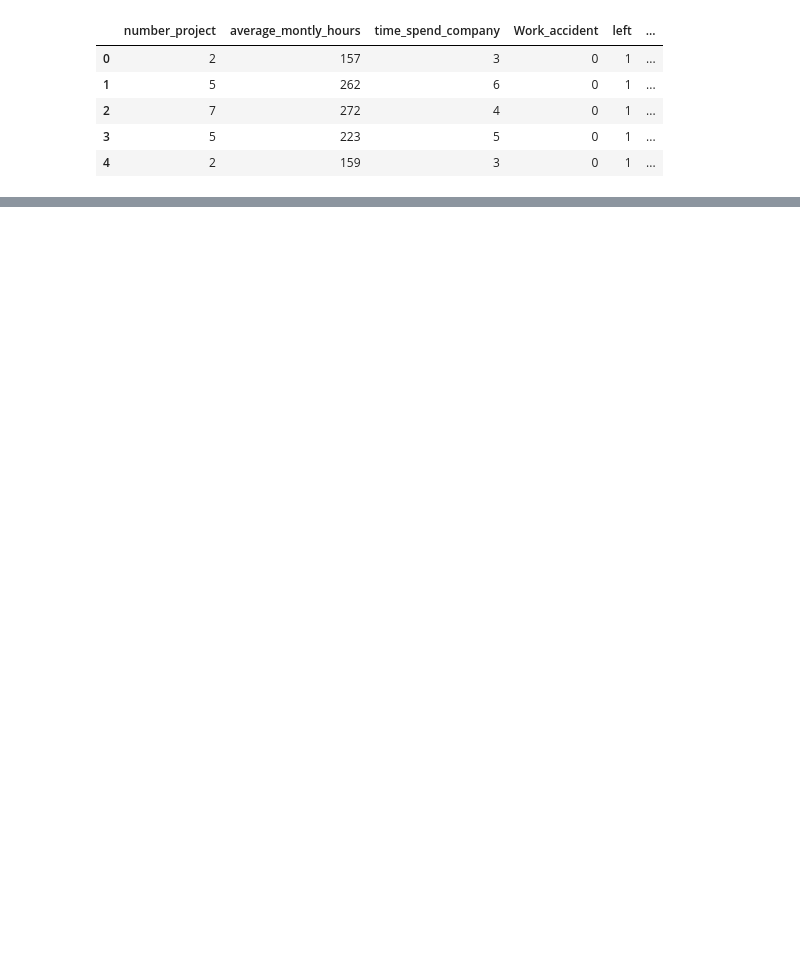
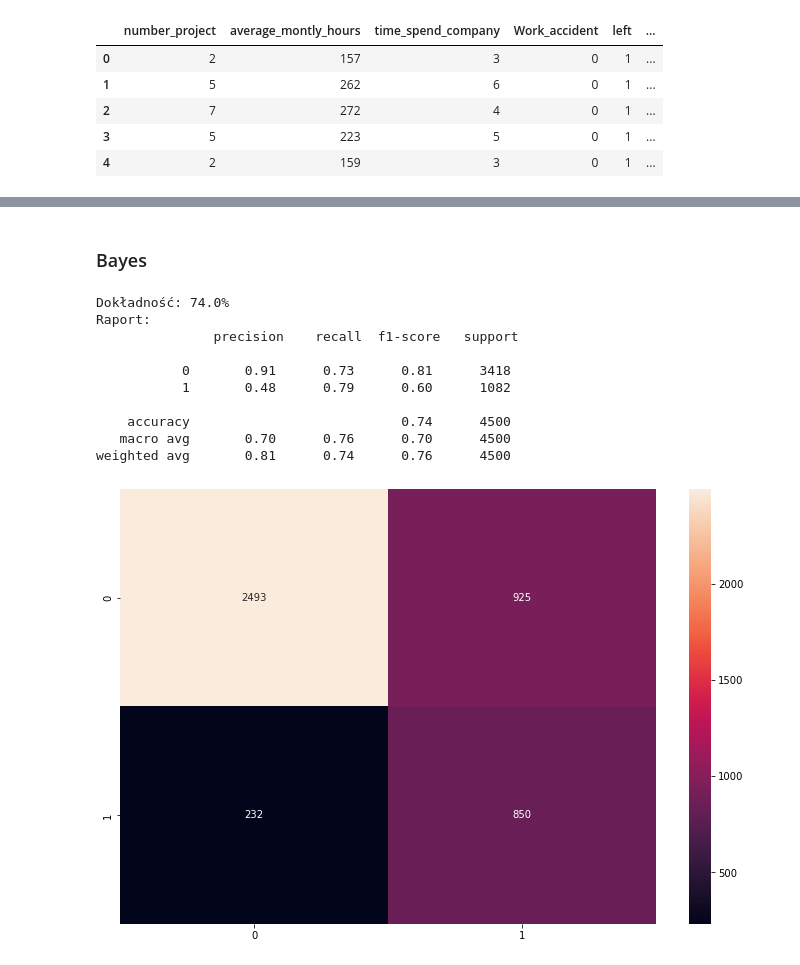
Before and after one commit to SimontheSparrow/Next-HR-notebook, a Jupyter notebook: New HR.ipynb, the cells around one changed output, grey strips where cells are left out. Cells and saved outputs as stored; diff of their text form; code cells hidden in the pictures; blank space fills up the shorter version.

```diff
--- a/New HR.ipynb
+++ b/New HR.ipynb
@@ -290,0 +321,27 @@ Model lasu losowego dał bardzo dużą dokładność na poziomie 98,87%.
+# %% [markdown]
+### Bayes
+# %%
+from sklearn.naive_bayes import GaussianNB
+
+model = GaussianNB()
+plt.figure(figsize = (12, 8))
+model.fit(X_train, y_train)
+
+prediction = model.predict(X_test)
+
+print('\033[1m' + f'Dokładność: {100 * round(accuracy_score(prediction, y_test), 2)}%' )
+print(f'Raport:\n {classification_report(y_test, prediction)}')
+
+sns.heatmap(confusion_matrix(y_test, prediction), annot = True, fmt='.5g');
+# %% [output]
+Dokładność: 74.0%
+Raport:
+               precision    recall  f1-score   support
+
+           0       0.91      0.73      0.81      3418
+           1       0.48      0.79      0.60      1082
+
+    accuracy                           0.74      4500
+   macro avg       0.70      0.76      0.70      4500
+weighted avg       0.81      0.74      0.76      4500
+[figure, added]
```
Also changed, not shown: parts of 20 cells of this notebook.
